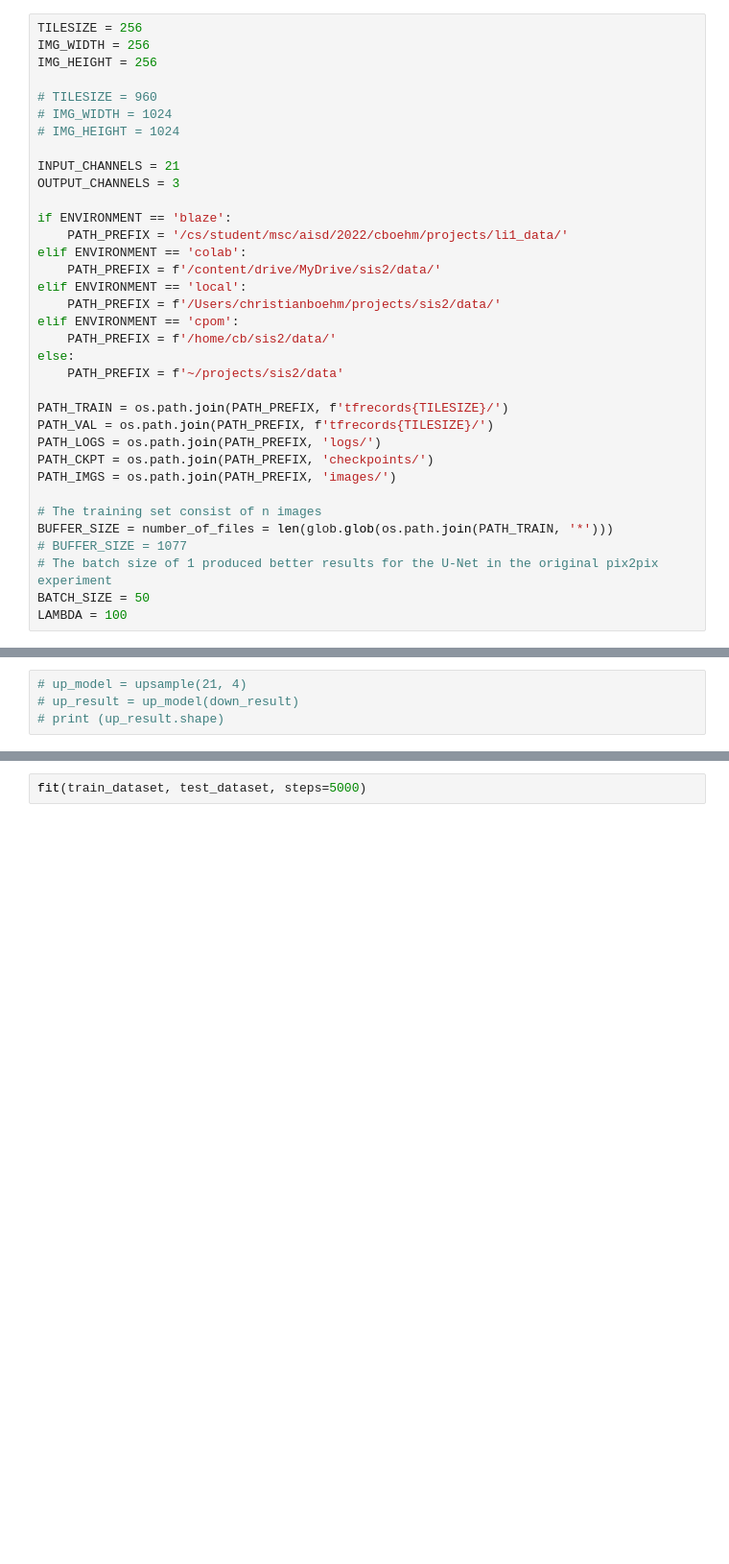
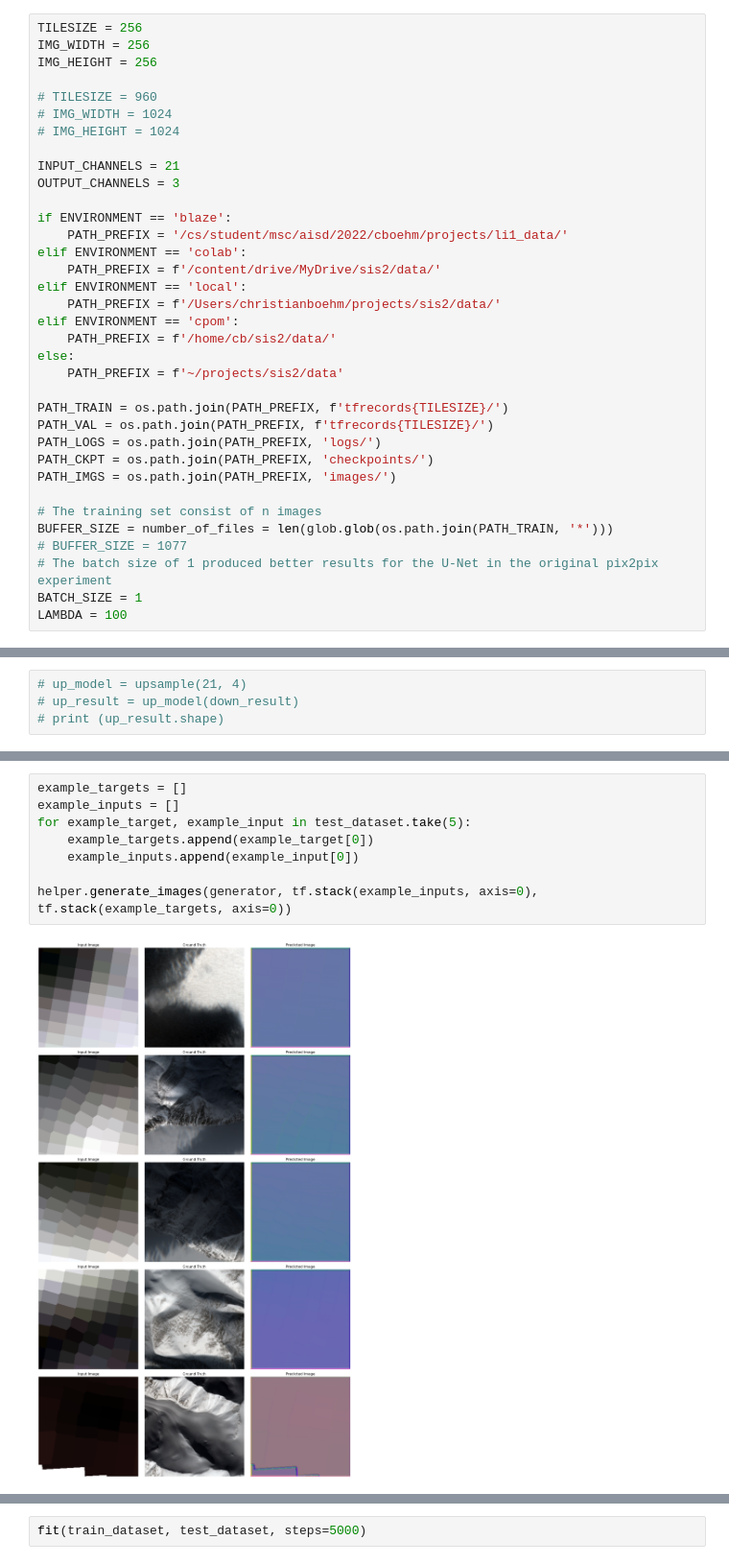
Before and after one commit to ucabcbo/ARISGAN, a Jupyter notebook: train.ipynb, the cells around one changed output, grey strips where cells are left out. Shown at 96% size. Saved outputs shown, nothing was run; the diff lists cells and outputs as text; blank space fills up the shorter version.

Commit message:
img display during training across batches

```diff
--- a/train.ipynb
+++ b/train.ipynb
@@ -101,7 +111,7 @@ PATH_IMGS = os.path.join(PATH_PREFIX, 'images/')
 BUFFER_SIZE = number_of_files = len(glob.glob(os.path.join(PATH_TRAIN, '*')))
 # BUFFER_SIZE = 1077
 # The batch size of 1 produced better results for the U-Net in the original pix2pix experiment
-BATCH_SIZE = 50
+BATCH_SIZE = 1
 LAMBDA = 100
 # %%
 # model = pix2pix.Model(IMG_WIDTH, IMG_HEIGHT, INPUT_CHANNELS, OUTPUT_CHANNELS, LAMBDA, PATH_LOGS, PATH_CKPT)
@@ -144,3 +165,13 @@ plt.colorbar()
+# %%
+example_targets = []
+example_inputs = []
+for example_target, example_input in test_dataset.take(5):
+    example_targets.append(example_target[0])
+    example_inputs.append(example_input[0])
+
+helper.generate_images(generator, tf.stack(example_inputs, axis=0), tf.stack(example_targets, axis=0))
+# %% [output]
+[figure, added]
 # %%
 for example_target, example_input in test_dataset.take(1):
     helper.generate_images(generator, example_input, example_target)
```
Also changed, not shown: parts of 11 cells of this notebook, 2 other files.
